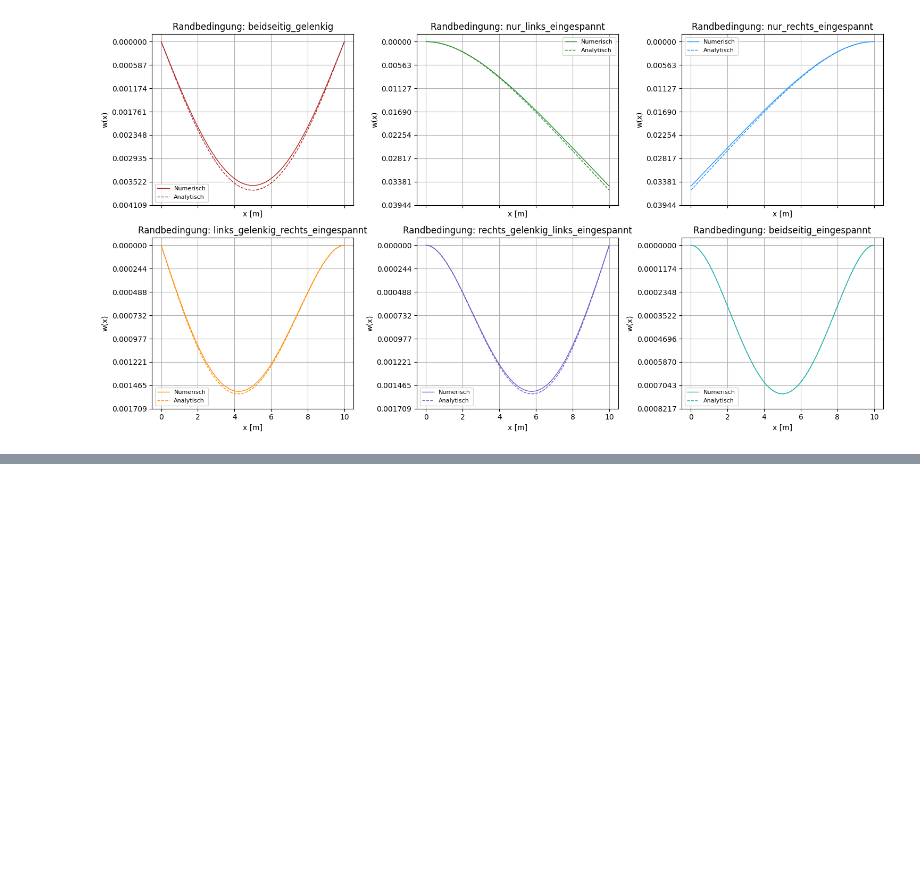
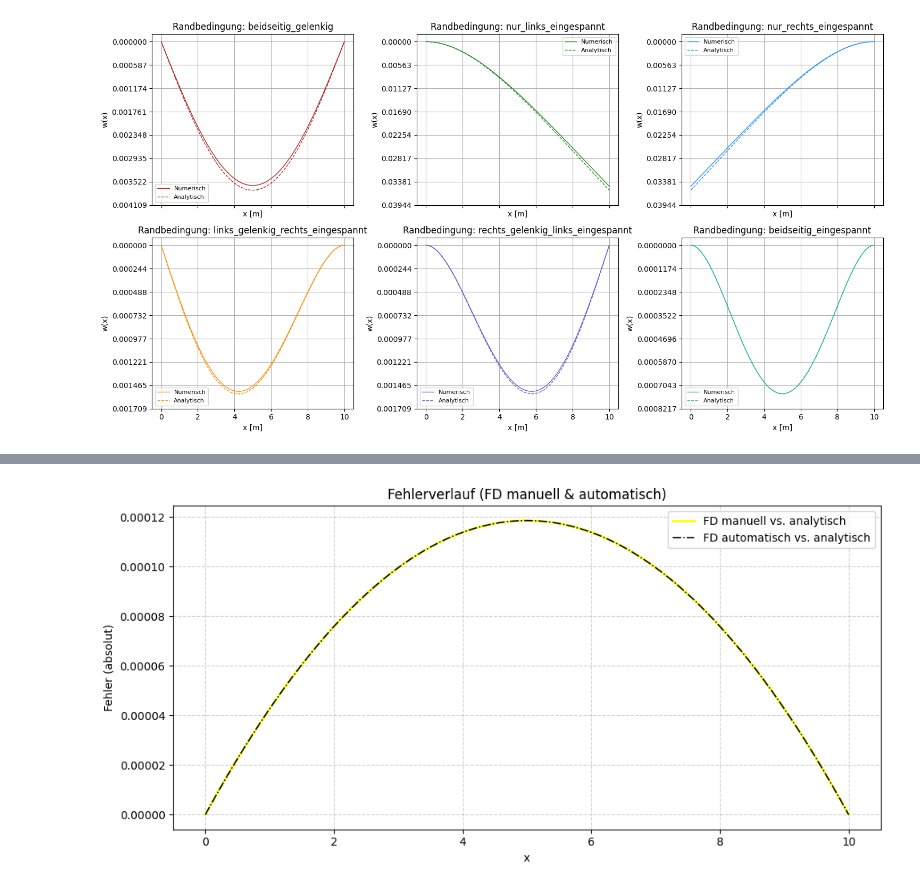
Before and after one commit to AhmedHossamMido/projektarbeit, a Jupyter notebook: projektdatei.ipynb, the cells around one changed output, grey strips where cells are left out. Cells and saved outputs as stored; diff of their text form; code cells hidden in the pictures; blank space fills up the shorter version.

Commit message:
Fehleranalyse ergänzt

```diff
--- a/projektdatei.ipynb
+++ b/projektdatei.ipynb
@@ -3752,0 +3605,35 @@ $
+# %%
+# Ergebnisse aus Funktionen holen
+result = []
+result.append(build_bending_matrix(boundary_condition="beidseitig_gelenkig"))
+result.append(build_bending_matrix_fd(boundary_condition="beidseitig_gelenkig"))
+
+# Verschiebungen berechnen
+w_analytisch = analytical_solution_beidseitig_gelenkig(x)
+w1 = spsolve(result[0][0], result[0][1])
+w2 = spsolve(result[1][0], result[1][1])
+_, w3 = solve_with_bvp(boundary_condition="beidseitig_gelenkig")
+
+# Fehler berechnen (absolute Abweichung zur analytischen Lösung)
+err1 = np.abs(w1 - w_analytisch)
+err2 = np.abs(w2 - w_analytisch)
+err3 = np.abs(w3 - w_analytisch)
+
+# Sehr kleine Werte begrenzen
+epsilon = 1e-120
+err1[err1 < epsilon] = epsilon
+err2[err2 < epsilon] = epsilon
+err3[err3 < epsilon] = epsilon
+# %%
+plt.figure(figsize=(10, 5))
+plt.plot(x, err1, label="FD manuell vs. analytisch", color="yellow", linewidth=2)
+plt.plot(x, err2, label="FD automatisch vs. analytisch", color="black", linestyle='-.', linewidth=1.2)
+plt.xlabel("x")
+plt.ylabel("Fehler (absolut)")
+plt.title("Fehlerverlauf (FD manuell & automatisch)")
+plt.legend()
+plt.grid(True, linestyle="--", alpha=0.6)
+plt.tight_layout()
+plt.show()
+# %% [output]
+[figure, added]
```
Also changed, not shown: parts of 15 cells of this notebook.
